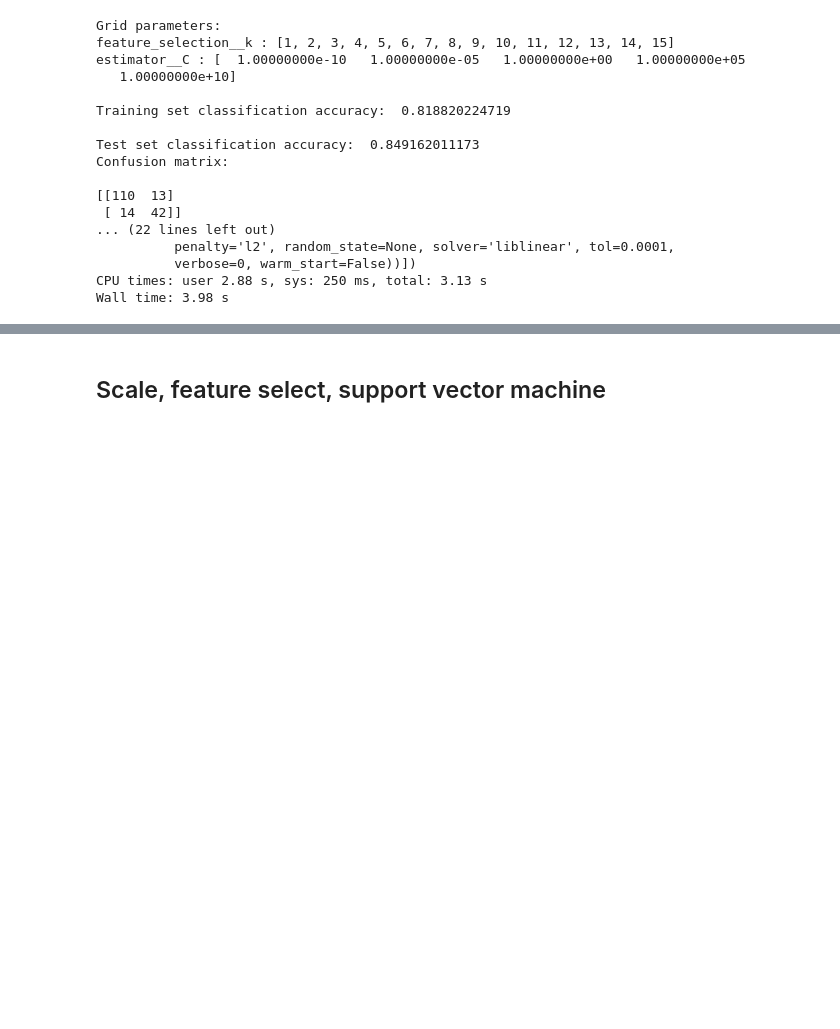
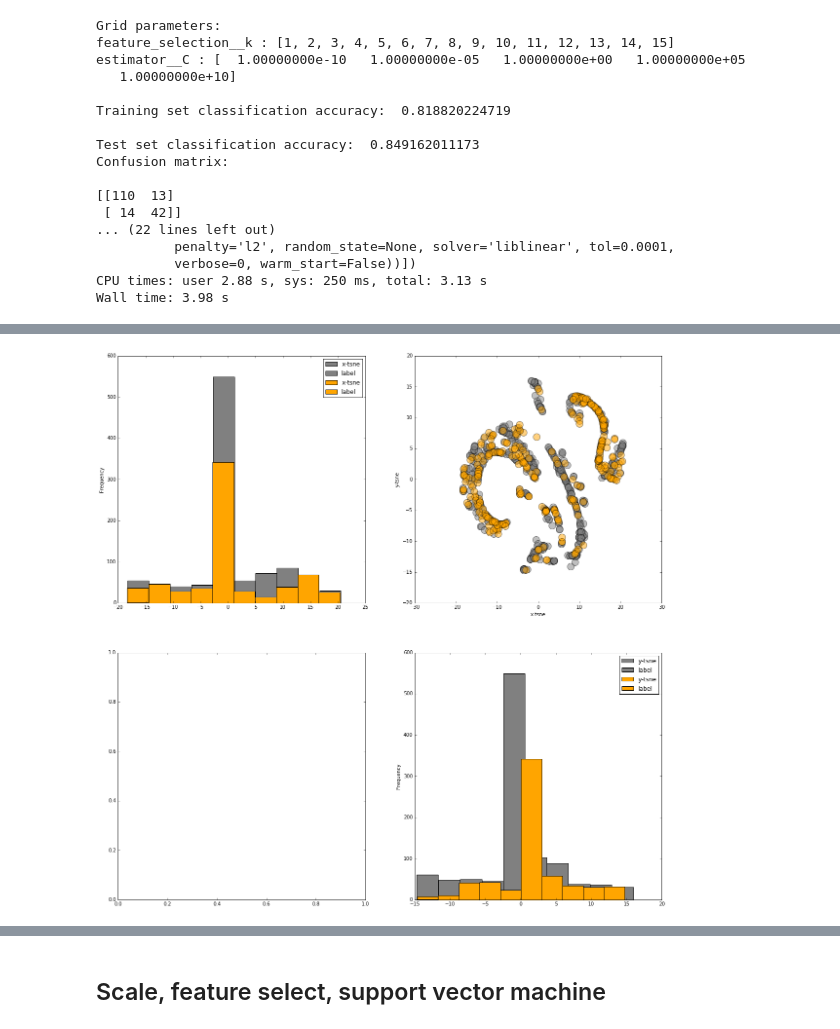
Before and after one commit to JaggedParadigm/pyplearnr, a Jupyter notebook: data_science_lib_demo.ipynb, the cells around one changed output, grey strips where cells are left out. Cells and saved outputs as stored; diff of their text form; code cells hidden in the pictures; blank space fills up the shorter version.

Commit message:
Added a seemingly working version of t-sne that result in classification scores lower than the naive model.

```diff
--- a/data_science_lib_demo.ipynb
+++ b/data_science_lib_demo.ipynb
@@ -446,3 +446,18 @@ Confusion matrix:
           verbose=0, warm_start=False))])
 CPU times: user 2.88 s, sys: 250 ms, total: 3.13 s
 Wall time: 3.98 s
+# %%
+import time
+
+from sklearn.manifold import TSNE
+from sklearn.preprocessing import StandardScaler
+from sklearn.preprocessing import Normalizer
+
+n_sne = 7000
+
+time_start = time.time()
+tsne = TSNE(n_components=2, verbose=1, perplexity=40, n_iter=300)
+print StandardScaler().fit(X).transform(X)
+# tsne_results = tsne.fit_transform(StandardScaler().fit(X).transform(X),y)
+tsne_results = tsne.fit_transform(Normalizer().fit(X).transform(X),y)
+print 't-SNE done! Time elapsed: {} seconds'.format(time.time()-time_start)
@@ -449,3 +499,44 @@ Wall time: 3.98 s
+# %%
+from matplotlib import pyplot as plt
+
+fig, axes = plt.subplots(2, 2, figsize=(20, 20))
+
+tsne_dict = {
+    'x-tsne': tsne_results[:,0],
+    'y-tsne': tsne_results[:,1],
+    'label': simulation_df['Survived']
+}
+
+df_tsne = pd.DataFrame(tsne_dict)
+
+features = ['x-tsne','y-tsne']
+colors = ['grey','orange']
+for x_ind in range(2):
+    for y_ind in range(2):
+        if x_ind <= y_ind:
+            if x_ind == y_ind:
+                for unique_label_ind,unique_label in enumerate(df_tsne['label'].unique()):
+                    feature_data = df_tsne[[features[x_ind],'label']]
+
+                    unique_label_data = feature_data[feature_data['label']==unique_label]
+
+                    unique_label_data.plot(ax=axes[x_ind][y_ind],kind='hist',color=colors[unique_label_ind])
+            else:
+                for unique_label_ind,unique_label in enumerate(df_tsne['label'].unique()):
+                    unique_label_data = df_tsne[df_tsne['label']==unique_label]
+
+                    unique_label_data.plot(ax=axes[x_ind][y_ind],kind='scatter',
+                                           x=features[x_ind],y=features[y_ind],
+                                           color=colors[unique_label_ind],
+                                          s=200,alpha=0.5)
+
+plt.show()
+# chart = ggplot( df_tsne, aes(x='x-tsne', y='y-tsne', color='label') ) \
+#         + geom_point(size=70,alpha=0.1) \
+#         + ggtitle("tSNE dimensions colored by digit")
+# chart
+# %% [output]
+[figure, added]
 # %%
 %%time
 # %%time
```
Also changed, not shown: parts of 4 cells of this notebook, 2 other files.
